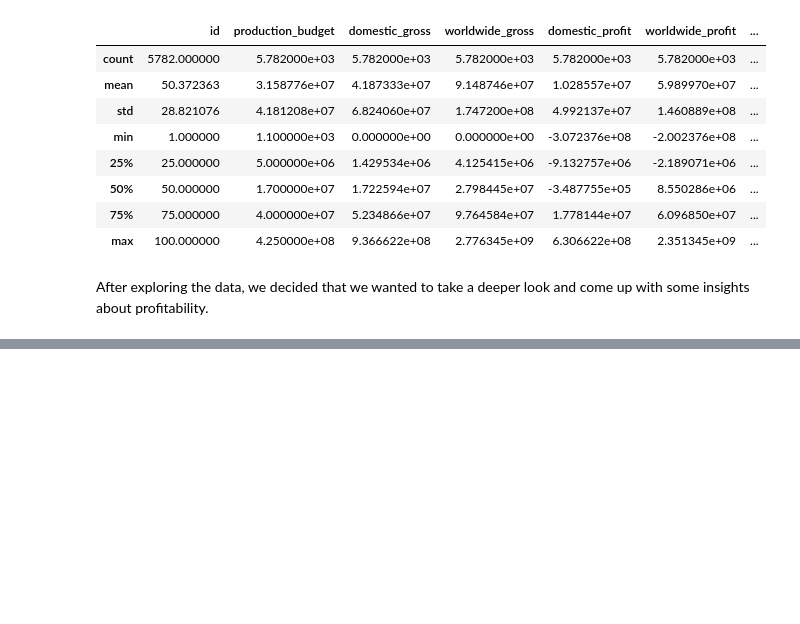
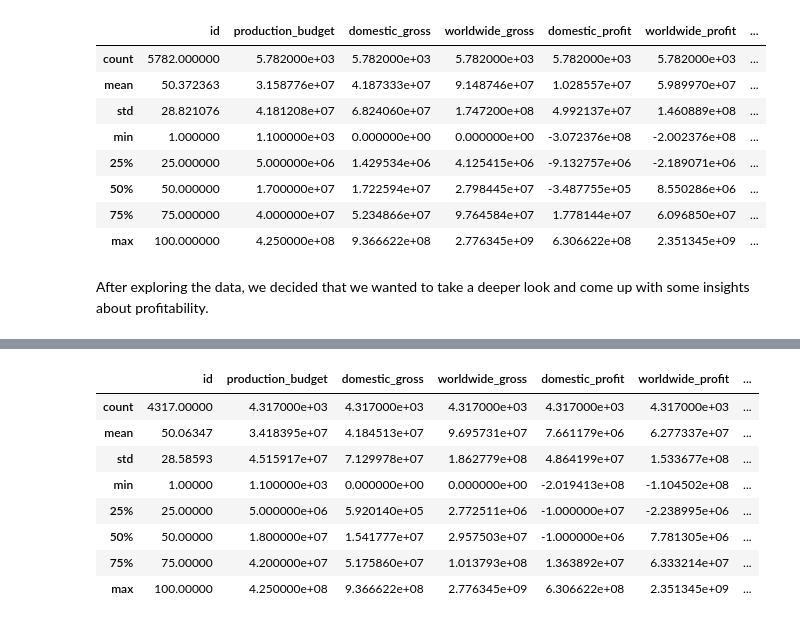
Before and after one commit to powergascan/mod-1-proj, a Jupyter notebook: NarrativeNotebook.ipynb, the cells around one changed output, grey strips where cells are left out. Cells and saved outputs as stored; diff of their text form; code cells hidden in the pictures; blank space fills up the shorter version.

```diff
--- a/NarrativeNotebook.ipynb
+++ b/NarrativeNotebook.ipynb
@@ -92,0 +98,12 @@ After exploring the data, we decided that we wanted to take a deeper look and co
+# %%
+bydate.describe()
+# %% [output]
+|  | id | production_budget | domestic_gross | worldwide_gross | domestic_profit | worldwide_profit | ... |
+| count | 4317.00000 | 4.317000e+03 | 4.317000e+03 | 4.317000e+03 | 4.317000e+03 | 4.317000e+03 | ... |
+| mean | 50.06347 | 3.418395e+07 | 4.184513e+07 | 9.695731e+07 | 7.661179e+06 | 6.277337e+07 | ... |
+| std | 28.58593 | 4.515917e+07 | 7.129978e+07 | 1.862779e+08 | 4.864199e+07 | 1.533677e+08 | ... |
+| min | 1.00000 | 1.100000e+03 | 0.000000e+00 | 0.000000e+00 | -2.019413e+08 | -1.104502e+08 | ... |
+| 25% | 25.00000 | 5.000000e+06 | 5.920140e+05 | 2.772511e+06 | -1.000000e+07 | -2.238995e+06 | ... |
+| 50% | 50.00000 | 1.800000e+07 | 1.541777e+07 | 2.957503e+07 | -1.000000e+06 | 7.781305e+06 | ... |
+| 75% | 75.00000 | 4.200000e+07 | 5.175860e+07 | 1.013793e+08 | 1.363892e+07 | 6.333214e+07 | ... |
+| max | 100.00000 | 4.250000e+08 | 9.366622e+08 | 2.776345e+09 | 6.306622e+08 | 2.351345e+09 | ... |
```
Also changed, not shown: parts of 7 cells of this notebook.
